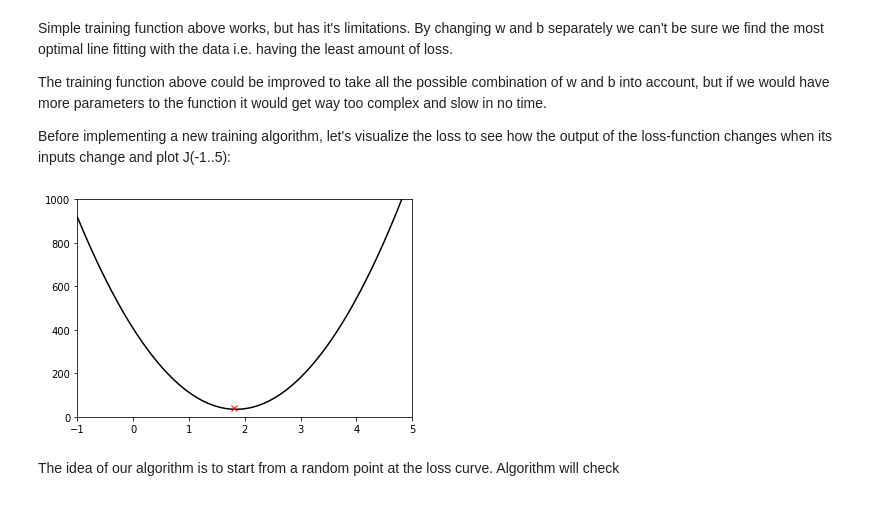
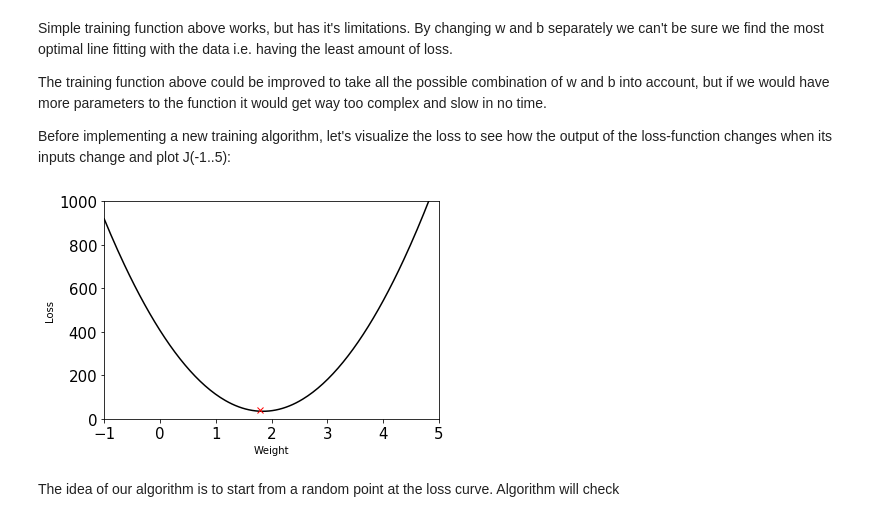
Before and after one commit to Jyffe/MachineLearning, a Jupyter notebook: PizzaML/PizzaML.ipynb, the cells around one changed output. Cells and saved outputs as stored; diff of their text form; code cells hidden in the pictures.

```diff
--- a/PizzaML/PizzaML.ipynb
+++ b/PizzaML/PizzaML.ipynb
@@ -255,24 +275,24 @@ Before implementing a new training algorithm, let's visualize the loss to see ho
 # %%
 import matplotlib.pyplot as plt
 
 # Draw matplotlib plots inside this notebook
 %matplotlib inline
 
 # Compute losses for w ranging from -1 to 5
 weights = np.linspace(-1.0, 5.0, 200)
 losses = [loss(X, Y, w1, 0) for w1 in weights] # b is set to constant value of 0 here to simplify the plot
 
 # Plot weights and losses
 plt.axis([-1, 5, 0, 1000])
-#plt.xticks(fontsize = 15)
-#plt.yticks(fontsize = 15)
-#plt.xlabel("Weight")
-#plt.ylabel("Loss")
+plt.xticks(fontsize = 15)
+plt.yticks(fontsize = 15)
+plt.xlabel("Weight")
+plt.ylabel("Loss")
 plt.plot(weights, losses, color = "black")
 plt.plot(1.8, 40, "rx") # Approximate of the point we wan't to find by using gradient descent
 plt.show()
 # %% [output]
-[figure, old version]
+[figure, new version]
 # %% [markdown]
 The idea of our algorithm is to start from a random point at the loss curve. Algorithm will check
 # %% [markdown]
```
Also changed, not shown: parts of 8 cells of this notebook, 2 other files.
